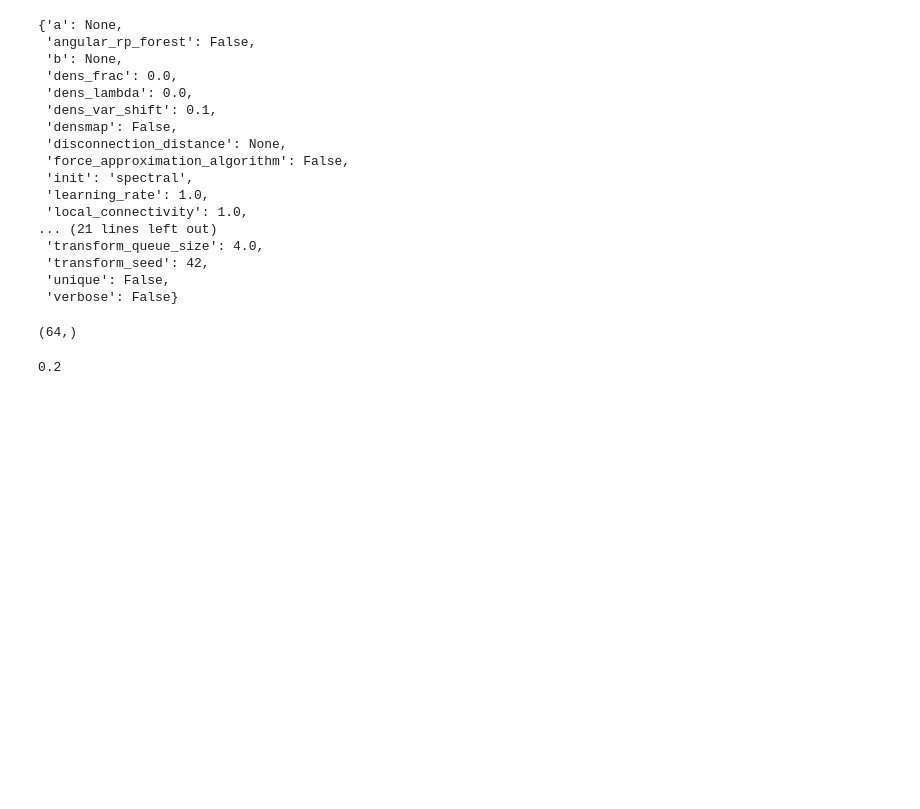
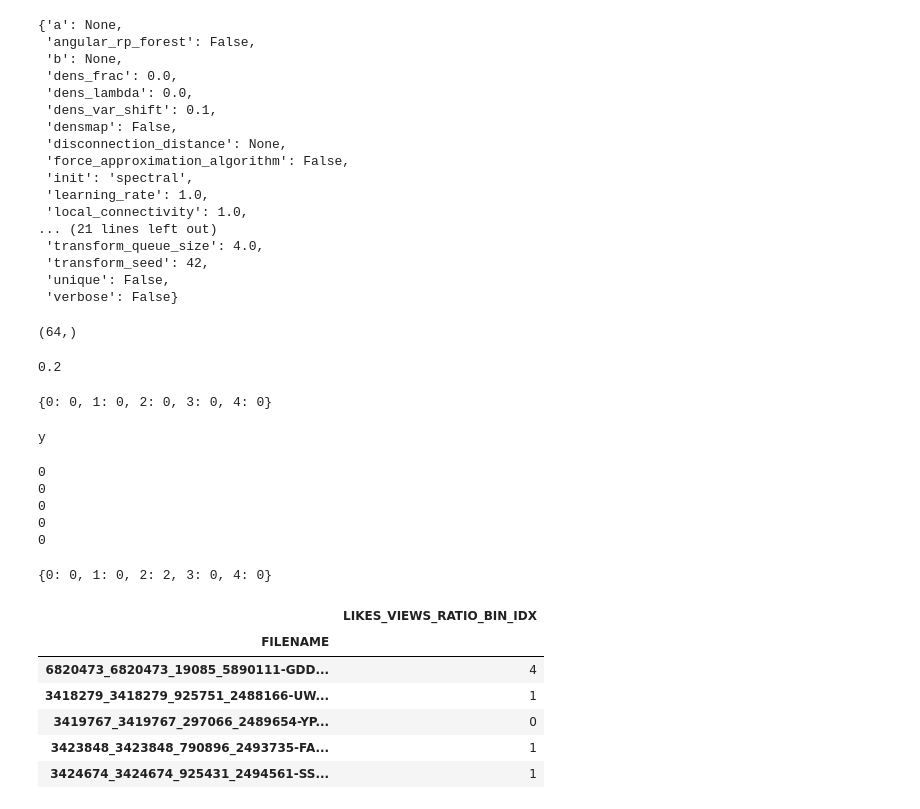
Before and after one commit to Guthman/Thesis_cur-AI-tor, a Jupyter notebook: notebooks/scratchpad2.ipynb, the cells around one changed output. Drawn from its saved outputs; the diff is of its cells as text; code cells hidden in the pictures; blank space fills up the shorter version.

```diff
--- a/notebooks/scratchpad2.ipynb
+++ b/notebooks/scratchpad2.ipynb
@@ -235,3 +235,54 @@ acc = round(t / y.shape[0], 1)
 acc
 # %% [output]
 0.2
+# %%
+label_folder_list = [0, 1, 2, 3, 4]
+counter = {k: 0 for k in label_folder_list}
+print(counter)
+# %% [output]
+{0: 0, 1: 0, 2: 0, 3: 0, 4: 0}
+# %%
+image_count_per_class = 0
+if all(count >= image_count_per_class for count in counter.values()):
+    print('y')
+# %% [output]
+y
+# %%
+for count in counter.values():
+    print(count)
+# %% [output]
+0
+0
+0
+0
+0
+# %%
+label = 2
+counter.update({label: counter[label] + 1})
+print(counter)
+# %% [output]
+{0: 0, 1: 0, 2: 2, 3: 0, 4: 0}
+# %%
+import pandas as pd
+# Load metadata etc
+filenames_and_labels = r'C:\Users\R\PycharmProjects\Thesis_cur-AI-tor\notebooks\data\saatchi_targets.csv'
+
+# Load target data
+targets_df = pd.read_csv(filenames_and_labels, header=None)
+targets_df.columns = ['FILENAME', 'PRICE', 'LIKES_VIEWS_RATIO']
+# Bin the values
+targets_df['PRICE_BIN_IDX'] = pd.qcut(targets_df['PRICE'], q=5, labels=[0, 1, 2, 3, 4])
+targets_df['LIKES_VIEWS_RATIO_BIN_IDX'] = pd.qcut(targets_df['LIKES_VIEWS_RATIO'], q=5, labels=[0, 1, 2, 3, 4])
+targets_df = targets_df.astype({'PRICE_BIN_IDX': int, 'LIKES_VIEWS_RATIO_BIN_IDX': int})
+targets_df.drop(['PRICE', 'LIKES_VIEWS_RATIO'], axis=1, inplace=True)
+targets_df.set_index('FILENAME', inplace=True)
+targets_df.drop('PRICE_BIN_IDX', axis=1, inplace=True)
+targets_df.head()
+# %% [output]
+|  | LIKES_VIEWS_RATIO_BIN_IDX |
+| FILENAME |  |
+| 6820473_6820473_19085_5890111-GDD... | 4 |
+| 3418279_3418279_925751_2488166-UW... | 1 |
+| 3419767_3419767_297066_2489654-YP... | 0 |
+| 3423848_3423848_790896_2493735-FA... | 1 |
+| 3424674_3424674_925431_2494561-SS... | 1 |
```
Also changed, not shown: parts of 11 cells of this notebook, 3 other files.
